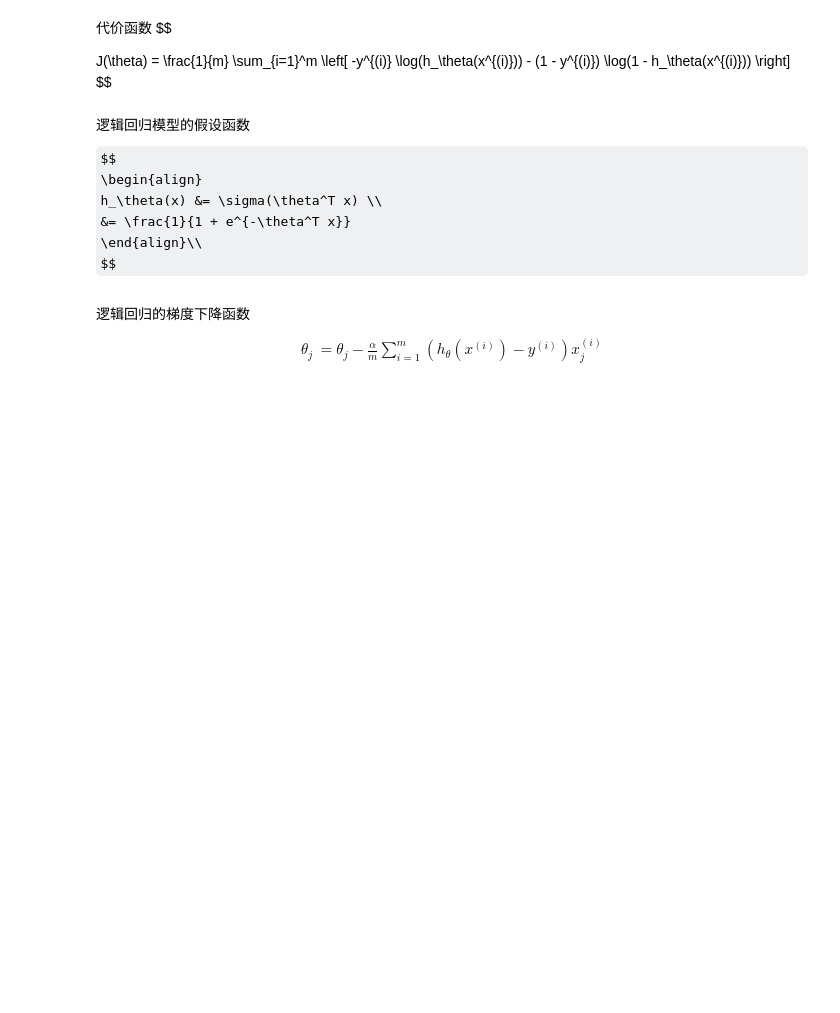
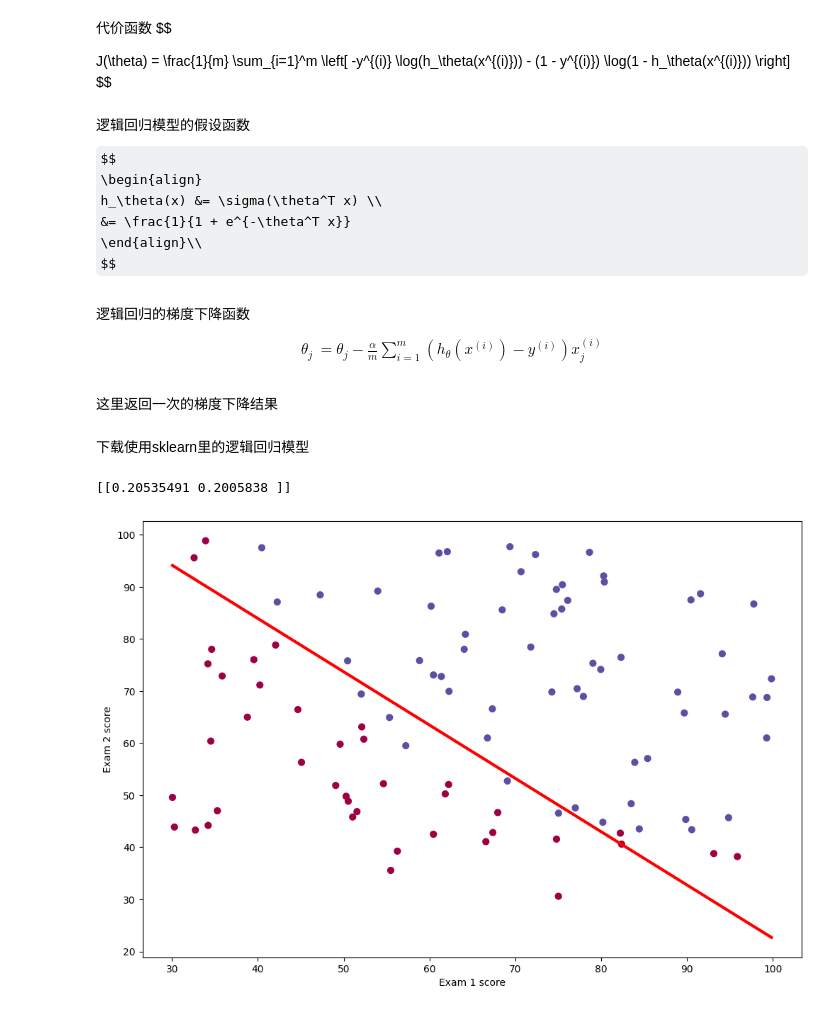
Before and after one commit to jiangsong625/MachineLearning, a Jupyter notebook: 逻辑回归.ipynb, the cells around one changed output. Cells and saved outputs as stored; diff of their text form; code cells hidden in the pictures; some formulas as TeX source; blank space fills up the shorter version.

```diff
--- a/逻辑回归.ipynb
+++ b/逻辑回归.ipynb
@@ -67,0 +65,31 @@ def gradient_descent(X, y, theta, alpha, iters):
+# %% [markdown]
+这里返回一次的梯度下降结果
+# %% [markdown]
+下载使用sklearn里的逻辑回归模型
+# %%
+import numpy as np
+import matplotlib.pyplot as plt
+from sklearn.linear_model import LogisticRegression
+import pandas as pd
+
+
+df = pd.read_csv(filepath_or_buffer='dataFile/ex2data1.txt', names=['text1', 'text2', 'lable'])
+X = df.iloc[:, 0:2]
+y = df.iloc[:, 2]
+X = np.array(X)
+y = np.array(y).reshape(y.shape[0],)
+lr_model = LogisticRegression()
+lr_model.fit(X, y)
+print(lr_model.coef_)
+x0 = np.linspace(df['text1'].min(), df['text1'].max(), 100)
+x1 = (-1 / lr_model.coef_[0][1]) * (lr_model.coef_[0][0] * x0 + lr_model.intercept_)
+# 打印图像
+fig, ax = plt.subplots(figsize=(12, 8))
+ax.scatter(df['text1'], df['text2'], c=df['lable'], s=40, cmap=plt.cm.Spectral)
+ax.set_xlabel('Exam 1 score')
+ax.set_ylabel('Exam 2 score')
+ax.plot(x0, x1, color='red', linewidth=3)
+plt.show()
+# %% [output]
+[[0.20535491 0.2005838 ]]
+[figure, added]
```
Also changed, not shown: parts of 1 cell of this notebook, 2 other files.
